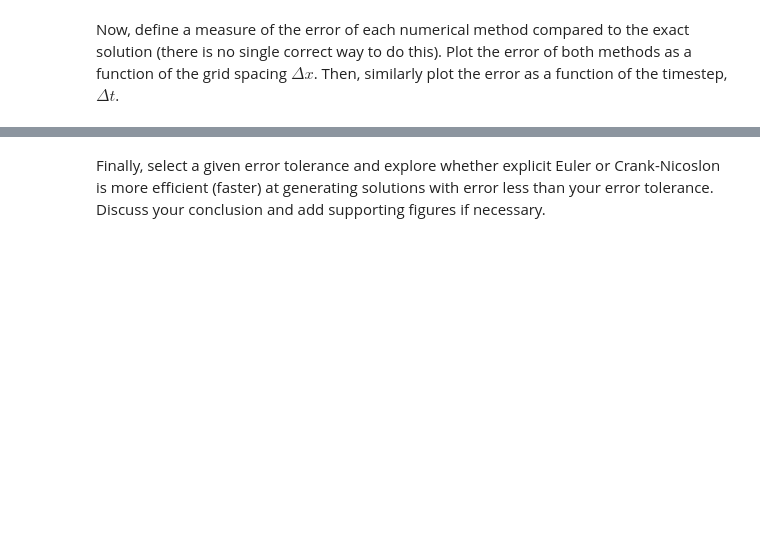
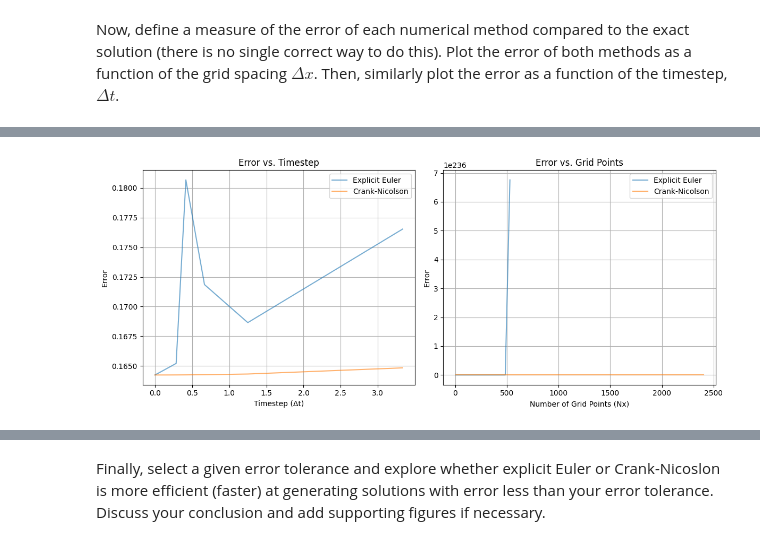
Before and after one commit to PolinaSevastyanova1/QCES, a Jupyter notebook: Project1_numerical_methods.ipynb, the cells around one changed output, grey strips where cells are left out. Cells and saved outputs as stored; diff of their text form; code cells hidden in the pictures; blank space fills up the shorter version.

```diff
--- a/Project1_numerical_methods.ipynb
+++ b/Project1_numerical_methods.ipynb
@@ -325,3 +300,70 @@ The error definition used for the function comparison is the absolute difference
+# %%
+
+def calculate_error(numerical_solution, x, kappa, t_end):
+    c_exact = (4 * np.pi * kappa * t_end)**(-0.5) * np.exp(-x**2 / (4 * kappa * t_end))
+    return np.abs(numerical_solution - c_exact)
+
+kappa = 0.001
+t_end = 10
+
+# Error vs. timestep
+dt_values = []
+euler_errors_dt = []
+cn_errors_dt = []
+
+for Nt in (i**2 for i in range(2, 100)):
+  t = np.linspace(0, t_end, Nt)
+  dt = t[1]-t[0]
+  dt_values.append(dt)
+  x = np.linspace(-1,1,100)
+  c_EE = EE(x, t, kappa)
+  c_CN = CN(x, t, kappa)
+
+  euler_errors_dt.append(np.mean(calculate_error(c_EE[:,-1], x, kappa, t_end)))
+  cn_errors_dt.append(np.mean(calculate_error(c_CN[:,-1], x, kappa, t_end)))
+
+# Error vs. grid points
+nx_values = []
+euler_errors_nx = []
+cn_errors_nx = []
+
+for Nx in (i**2 for i in range(2, 50)):  # Example grid point values
+  nx_values.append(Nx)
+  x = np.linspace(-1, 1, Nx)
+  t = np.linspace(0, t_end, 1000)
+  c_EE = EE(x, t, kappa)
+  c_CN = CN(x, t, kappa)
+
+  euler_errors_nx.append(np.mean(calculate_error(c_EE[:,-1], x, kappa, t_end)))
+  cn_errors_nx.append(np.mean(calculate_error(c_CN[:,-1], x, kappa, t_end)))
+
+
+# Plotting
+plt.figure(figsize=(12, 5))
+
+plt.subplot(1, 2, 1)
+plt.loglog(dt_values, euler_errors_dt, label='Explicit Euler', alpha = 0.6)
+plt.loglog(dt_values, cn_errors_dt, label='Crank-Nicolson', alpha = 0.6)
+plt.xlabel('Timestep (Δt)')
+plt.ylabel('Error')
+plt.title('Error vs. Timestep')
+plt.legend()
+plt.grid(True)
+
+
+plt.subplot(1, 2, 2)
+plt.loglog(nx_values, euler_errors_nx, label='Explicit Euler', alpha = 0.6)
+plt.loglog(nx_values, cn_errors_nx, label='Crank-Nicolson', alpha = 0.6)
+plt.xlabel('Number of Grid Points (Nx)')
+plt.ylabel('Error')
+plt.title('Error vs. Grid Points')
+plt.legend()
+plt.grid(True)
+
+plt.tight_layout()
+plt.show()
+# %% [output]
+[figure, added]
 # %%
 
 kappa = 0.01
```
Also changed, not shown: parts of 14 cells of this notebook.
